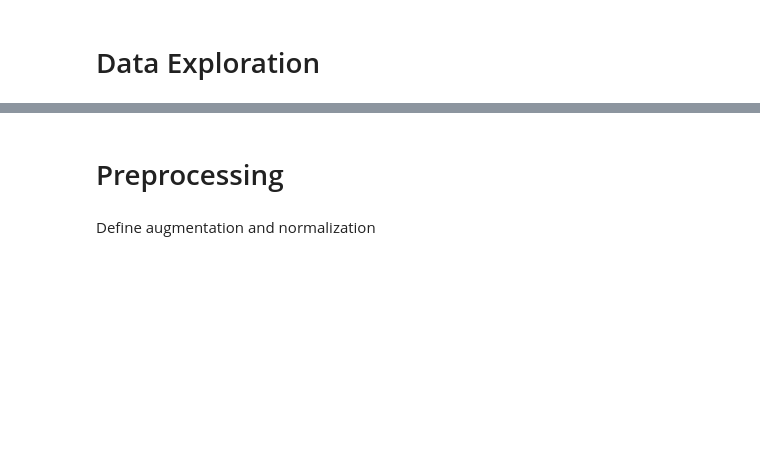
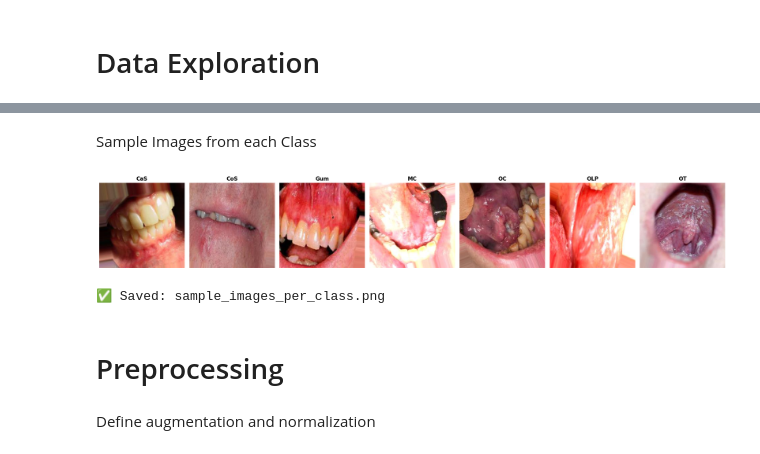
Before and after one commit to MennaEzzelarab/teeth-classification, a Jupyter notebook: notebooks/week1_baseline.ipynb, the cells around one changed output, grey strips where cells are left out. Cells and saved outputs as stored; diff of their text form; code cells hidden in the pictures; blank space fills up the shorter version.

```diff
--- a/notebooks/week1_baseline.ipynb
+++ b/notebooks/week1_baseline.ipynb
@@ -83,3 +147,28 @@ plt.show()
+# %% [markdown]
+Sample Images from each Class
+# %%
+import matplotlib.image as mpimg
+
+fig, axes = plt.subplots(1, 7, figsize=(20, 3))
+
+for i, class_name in enumerate(class_names):
+    class_folder = os.path.join(TRAIN_DIR, class_name)
+    img_name = os.listdir(class_folder)[0]
+    img_path = os.path.join(class_folder, img_name)
+
+    img = mpimg.imread(img_path)
+    axes[i].imshow(img)
+    axes[i].set_title(class_name, fontsize=12, fontweight='bold')
+    axes[i].axis('off')
+
+plt.tight_layout()
+plt.savefig('/content/drive/MyDrive/teeth_classification/outputs/figures/sample_images_per_class.png',
+            dpi=300, bbox_inches='tight')
+plt.show()
+print("✅ Saved: sample_images_per_class.png\n")
+# %% [output]
+[figure, added]
+✅ Saved: sample_images_per_class.png
 # %% [markdown]
 # Preprocessing
 # %% [markdown]
```
Also changed, not shown: parts of 45 cells of this notebook.
